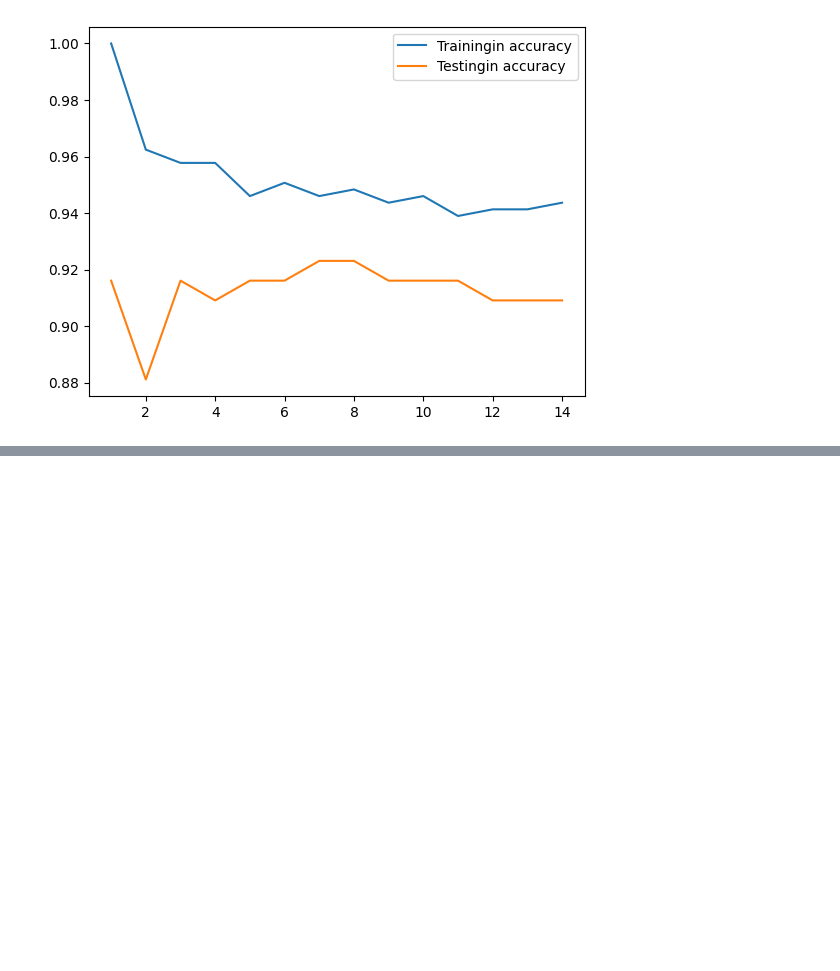
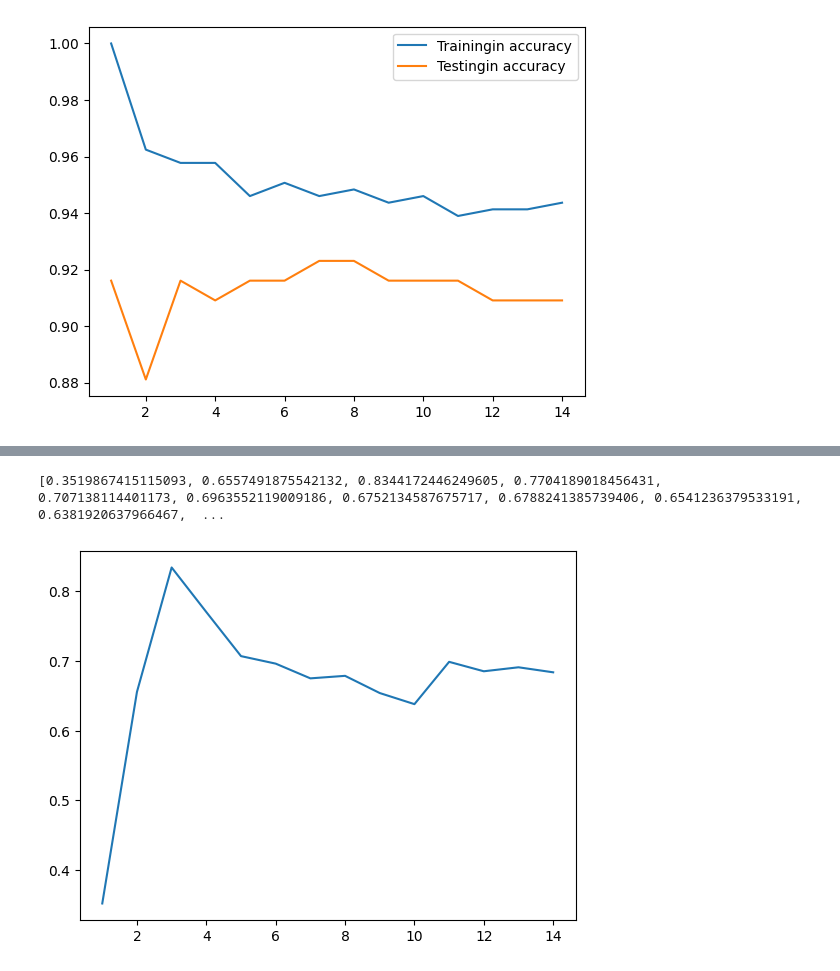
Before and after one commit to themysterysolver/ML-Learn, a Jupyter notebook: ITML/CHAPTER2_SL2_SUPERVISED_LEARNING_ALGOS.ipynb, the cells around one changed output, grey strips where cells are left out. Cells and saved outputs as stored; diff of their text form; code cells hidden in the pictures; blank space fills up the shorter version.

Commit message:
FEAT:KNN-regressor

```diff
--- a/ITML/CHAPTER2_SL2_SUPERVISED_LEARNING_ALGOS.ipynb
+++ b/ITML/CHAPTER2_SL2_SUPERVISED_LEARNING_ALGOS.ipynb
@@ -89,0 +104,15 @@ plt.legend()
+# %%
+X,y=mglearn.datasets.make_wave(40)
+# %%
+X_train,X_test,y_train,y_test=train_test_split(X,y,random_state=0)
+# %%
+testA=[]
+for i in range(1,15):
+  clf=KNeighborsRegressor(i)
+  clf.fit(X_train,y_train)
+  testA.append(clf.score(X_test,y_test))
+plt.plot(range(1,15),testA)
+print(testA)
+# %% [output]
+[0.3519867415115093, 0.6557491875542132, 0.8344172446249605, 0.7704189018456431, 0.707138114401173, 0.6963552119009186, 0.6752134587675717, 0.6788241385739406, 0.6541236379533191, 0.6381920637966467,  ...
+[figure, added]
```
Also changed, not shown: parts of 4 cells of this notebook.
